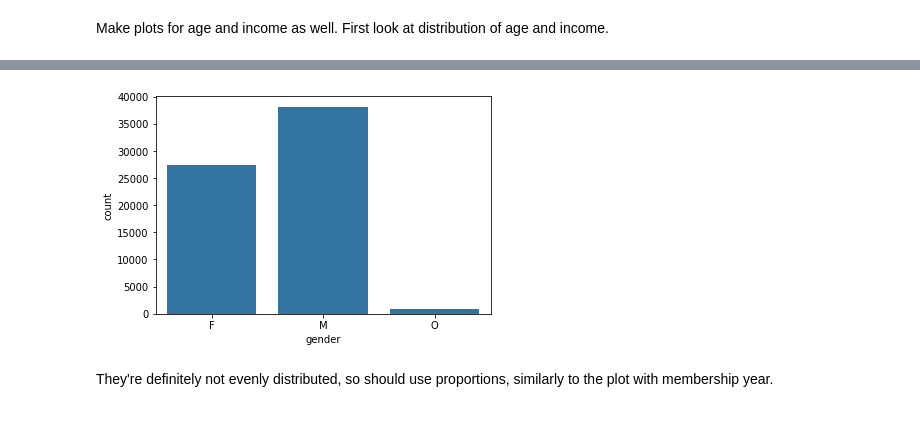
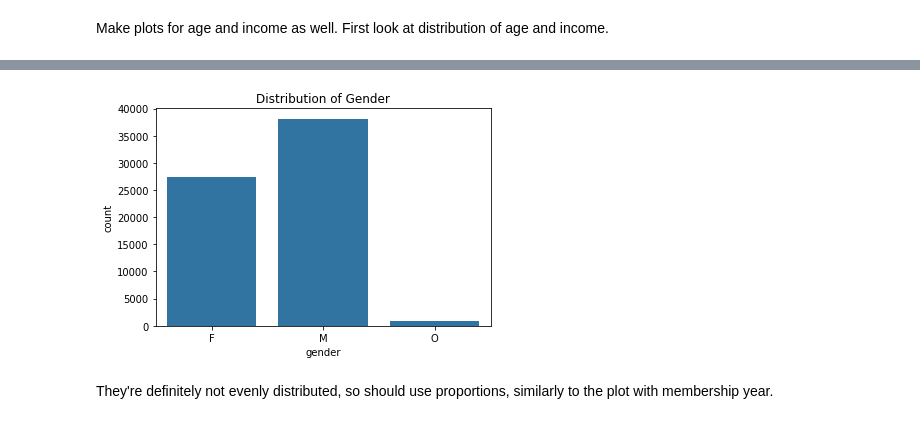
Before and after one commit to dagmaraw/Starbucks-offers, a Jupyter notebook: Starbucks_Capstone_notebook.ipynb, the cells around one changed output, grey strips where cells are left out. Cells and saved outputs as stored; diff of their text form; code cells hidden in the pictures.

```diff
--- a/Starbucks_Capstone_notebook.ipynb
+++ b/Starbucks_Capstone_notebook.ipynb
@@ -761,8 +777,9 @@ df.hist(column='income');
 # %%
 base_color = sb.color_palette()[0]
 sb.countplot(data = df, x = 'gender', color=base_color);
+plt.title('Distribution of Gender');
 # %% [output]
-[figure, old version]
+[figure, new version]
 # %% [markdown]
 They're definitely not evenly distributed, so should use proportions, similarly to the plot with membership year.
 # %%
```
Also changed, not shown: parts of 9 cells of this notebook, 1 other file.
